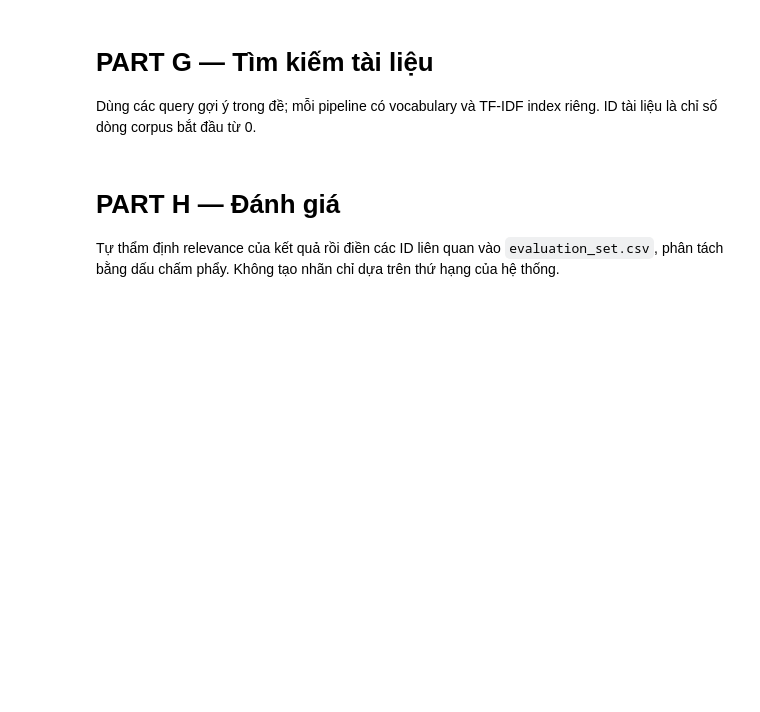
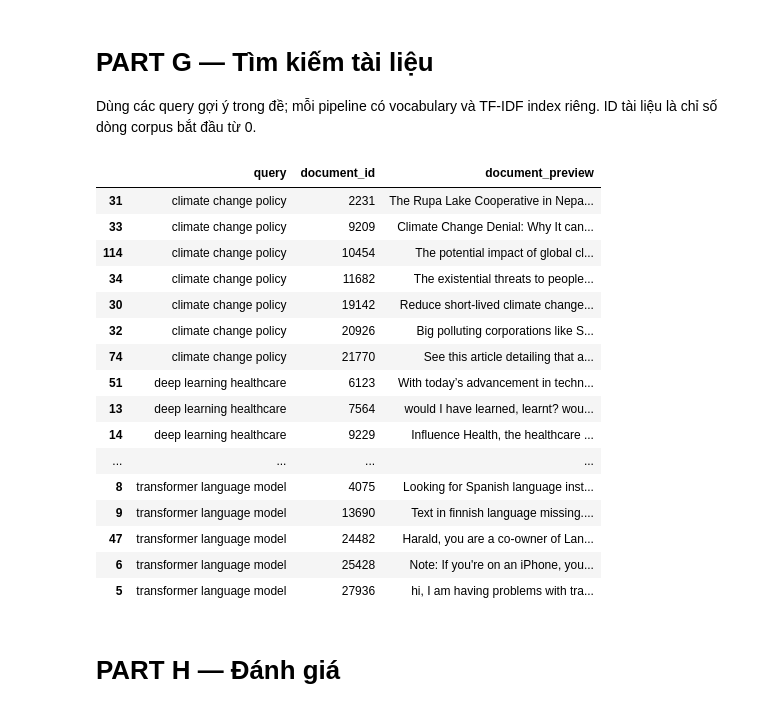
Before and after one commit to kienng221105/NLP_course, a Jupyter notebook: lab1/experiments.ipynb, the cells around one changed output. Drawn from its saved outputs; the diff is of its cells as text; code cells hidden in the pictures; blank space fills up the shorter version.

```diff
--- a/lab1/experiments.ipynb
+++ b/lab1/experiments.ipynb
@@ -8,9 +16,16 @@ import gzip
 import json
 import numpy as np
 # %%
+from pathlib import Path
+
+data_filename = 'c4-train.00000-of-01024-30K.json.gz'
+data_candidates = [Path('../data') / data_filename, Path('data') / data_filename]
+data_path = next((path for path in data_candidates if path.exists()), None)
+if data_path is None:
+    raise FileNotFoundError('Không tìm thấy corpus. Đặt file trong ../data hoặc data so với working directory.')
+
 documents = []
-
-with gzip.open('../data/c4-train.00000-of-01024-30K.json.gz', 'rt', encoding='utf-8') as f:
+with gzip.open(data_path, 'rt', encoding='utf-8') as f:
     for line in f:
         if line.strip():
             documents.append(json.loads(line))
@@ -176,37 +395,70 @@ Dùng các query gợi ý trong đề; mỗi pipeline có vocabulary và TF-IDF
 # %%
 from sklearn.metrics.pairwise import cosine_similarity
 
-evaluation_set = pd.read_csv('evaluation_set.csv').fillna('')
-queries = evaluation_set['query'].tolist()
 if not 5 <= len(queries) <= 10:
-    raise ValueError('evaluation_set.csv cần có từ 5 đến 10 query.')
+    raise ValueError('Khai báo từ 5 đến 10 query trong cell này.')
+lab_dir = Path('lab1') if Path('lab1/experiments.ipynb').is_file() else Path('.')
+RESULTS_PATH = lab_dir / 'results.csv'
 pipelines = {'Pipeline A': tokenize_pipeline_A, 'Pipeline B': tokenize_pipeline_B, 'Pipeline C': tokenize_pipeline_C}
 
 result_rows = []
 for pipeline_name, tokenizer in pipelines.items():
+    search_bpe = None
+    if pipeline_name == 'Pipeline C':
+        search_bpe = train_subword_tokenizer(df1.tolist())
+        tokenizer = make_subword_tokenizer(search_bpe)
     vectorizer = CountVectorizer(tokenizer=tokenizer, token_pattern=None, lowercase=False)
     X_count_search = vectorizer.fit_transform(df1)
     tfidf_transformer = TfidfTransformer()
     X_docs_tfidf = tfidf_transformer.fit_transform(X_count_search)
     X_queries_tfidf = tfidf_transformer.transform(vectorizer.transform(queries))
     scores = cosine_similarity(X_queries_tfidf, X_docs_tfidf)
+    terms = vectorizer.get_feature_names_out()
     for query_index, query in enumerate(queries):
+        query_vector = X_queries_tfidf.getrow(query_index)
         top_indices = scores[query_index].argsort()[-5:][::-1]
         for rank, document_id in enumerate(top_indices, start=1):
+            contributions = query_vector.multiply(X_docs_tfidf.getrow(document_id)).tocoo()
+            contribution_order = np.argsort(contributions.data)[::-1][:5]
+            top_terms = '; '.join(
+                f"{terms[contributions.col[index]]}:{contributions.data[index]:.4f}"
+                for index in contribution_order
+            )
             result_rows.append({
                 'pipeline': pipeline_name, 'query': query, 'rank': rank,
                 'document_id': int(document_id),
                 'similarity': float(scores[query_index, document_id]),
                 'document_preview': str(df1.iloc[document_id])[:250].replace('\n', ' '),
+                'top_contributing_terms': top_terms,
                 'relevant': ''
             })
     del X_count_search, X_docs_tfidf, X_queries_tfidf, scores, vectorizer, tfidf_transformer
+    if search_bpe is not None:
+        del search_bpe
 
 results = pd.DataFrame(result_rows)
-results.to_csv('results.csv', index=False)
-results.head(15)
+results = results.merge(metrics, left_on='pipeline', right_on='Pipeline').drop(columns='Pipeline')
+results.to_csv(RESULTS_PATH, index=False)
+candidate_pool = results[['query', 'document_id', 'document_preview']].drop_duplicates()
+candidate_pool.sort_values(['query', 'document_id'])
+# %% [output]
+|  | query | document_id | document_preview |
+| 31 | climate change policy | 2231 | The Rupa Lake Cooperative in Nepa... |
+| 33 | climate change policy | 9209 | Climate Change Denial: Why It can... |
+| 114 | climate change policy | 10454 | The potential impact of global cl... |
+| 34 | climate change policy | 11682 | The existential threats to people... |
+| 30 | climate change policy | 19142 | Reduce short-lived climate change... |
+| 32 | climate change policy | 20926 | Big polluting corporations like S... |
+| 74 | climate change policy | 21770 | See this article detailing that a... |
+| 51 | deep learning healthcare | 6123 | With today’s advancement in techn... |
+| 13 | deep learning healthcare | 7564 | would I have learned, learnt? wou... |
+| 14 | deep learning healthcare | 9229 | Influence Health, the healthcare ... |
+| ... | ... | ... | ... |
+| 8 | transformer language model | 4075 | Looking for Spanish language inst... |
+| 9 | transformer language model | 13690 | Text in finnish language missing.... |
+| 47 | transformer language model | 24482 | Harald, you are a co-owner of Lan... |
+| 6 | transformer language model | 25428 | Note: If you're on an iPhone, you... |
+| 5 | transformer language model | 27936 | hi, I am having problems with tra... |
 # %% [markdown]
 # PART H — Đánh giá
-
-Tự thẩm định relevance của kết quả rồi điền các ID liên quan vào `evaluation_set.csv`, phân tách bằng dấu chấm phẩy. Không tạo nhãn chỉ dựa trên thứ hạng của hệ thống.
 # %%
```
Also changed, not shown: parts of 24 cells of this notebook, 7 other files.
